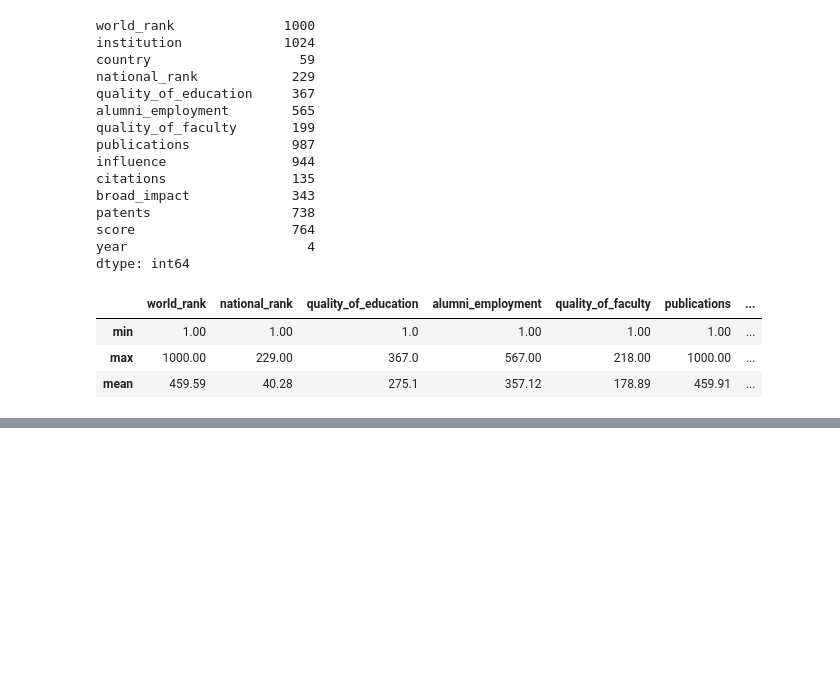
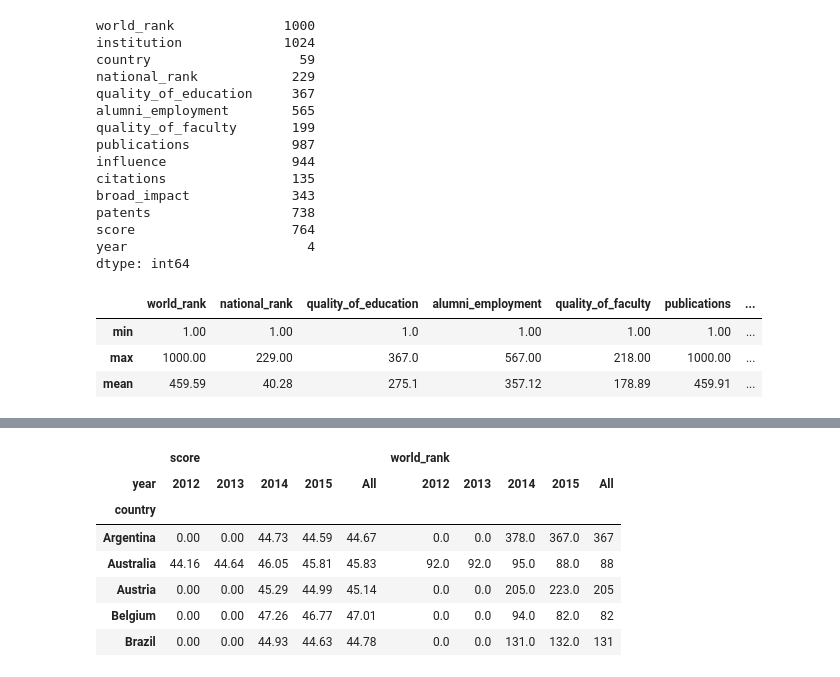
Before and after one commit to shreymusician/data-science-journey, a Jupyter notebook: practice/University Data Analysis.ipynb, the cells around one changed output, grey strips where cells are left out. Cells and saved outputs as stored; diff of their text form; code cells hidden in the pictures; blank space fills up the shorter version.

Commit message:
Pivot Table Analysis on University Dataset

```diff
--- a/practice/University Data Analysis.ipynb
+++ b/practice/University Data Analysis.ipynb
@@ -58,14 +58,3 @@ df.describe().round(2).loc[['min', 'max', 'mean']]
 | min | 1.00 | 1.00 | 1.0 | 1.00 | 1.00 | 1.00 | ... |
 | max | 1000.00 | 229.00 | 367.0 | 567.00 | 218.00 | 1000.00 | ... |
 | mean | 459.59 | 40.28 | 275.1 | 357.12 | 178.89 | 459.91 | ... |
-# %%
-from sklearn.preprocessing import MinMaxScaler
-
-# 1. Initialize scaler with feature_range=(1, 100)
-scaler = MinMaxScaler(feature_range=(1, 100))
-
-# 2. Fit and transform the column
-df['quality_of_education'] = scaler.fit_transform(df[['quality_of_education']])
-df['alumni_employment'] = scaler.fit_transform(df[['alumni_employment']])
-df['quality_of_faculty'] = scaler.fit_transform(df[['quality_of_faculty']])
-df['broad_impact'] = scaler.fit_transform(df[['broad_impact']])
@@ -78,0 +264,19 @@ df.describe().round(2).loc[['min', 'max', 'mean']]
+# %%
+pd.pivot_table(
+    data=df,
+    index='country',
+    columns='year',
+    values=['score', 'world_rank'],
+    aggfunc={'score':'mean', 'world_rank':'min'},
+    fill_value = 0,
+    margins = True
+).round(2).head()
+# %% [output]
+|  | score |  |  |  |  | world_rank |  |  |  |  |
+| year | 2012 | 2013 | 2014 | 2015 | All | 2012 | 2013 | 2014 | 2015 | All |
+| country |  |  |  |  |  |  |  |  |  |  |
+| Argentina | 0.00 | 0.00 | 44.73 | 44.59 | 44.67 | 0.0 | 0.0 | 378.0 | 367.0 | 367 |
+| Australia | 44.16 | 44.64 | 46.05 | 45.81 | 45.83 | 92.0 | 92.0 | 95.0 | 88.0 | 88 |
+| Austria | 0.00 | 0.00 | 45.29 | 44.99 | 45.14 | 0.0 | 0.0 | 205.0 | 223.0 | 205 |
+| Belgium | 0.00 | 0.00 | 47.26 | 46.77 | 47.01 | 0.0 | 0.0 | 94.0 | 82.0 | 82 |
+| Brazil | 0.00 | 0.00 | 44.93 | 44.63 | 44.78 | 0.0 | 0.0 | 131.0 | 132.0 | 131 |
```
Also changed, not shown: parts of 22 cells of this notebook.
